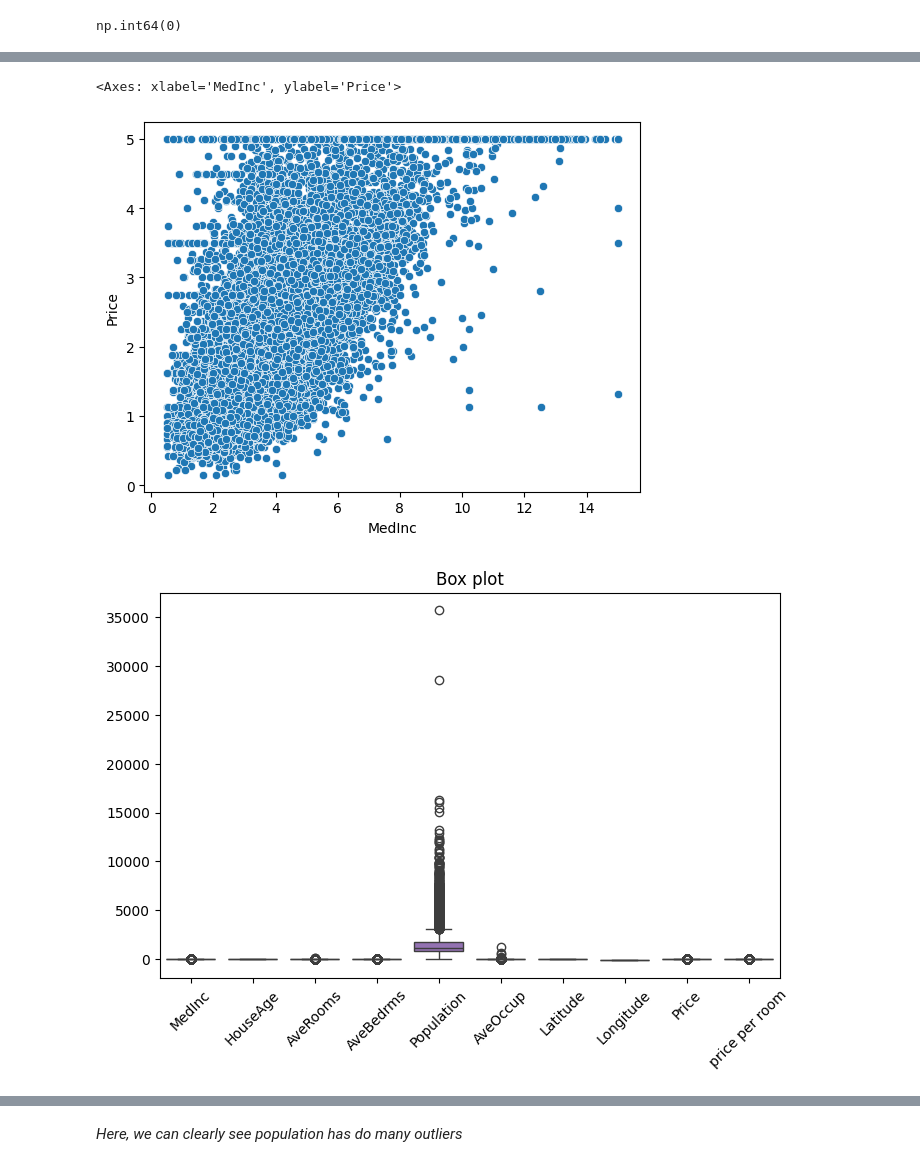
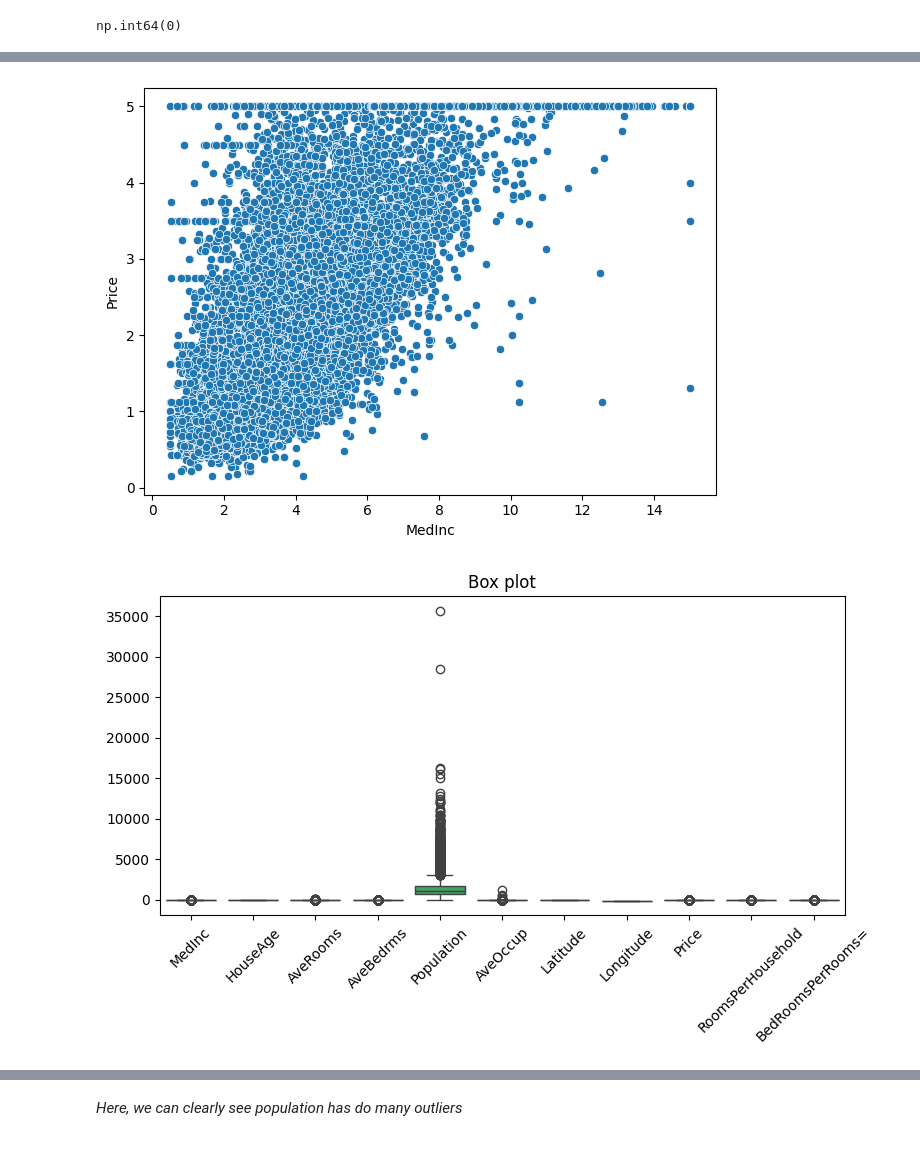
Before and after one commit to mrrendex2006/machine-learning-from-scratch, a Jupyter notebook: 01_linear_regression/california_housing.ipynb, the cells around one changed output, grey strips where cells are left out. Saved outputs shown, nothing was run; the diff lists cells and outputs as text; code cells hidden in the pictures.

```diff
--- a/01_linear_regression/california_housing.ipynb
+++ b/01_linear_regression/california_housing.ipynb
@@ -11,7 +18,7 @@ import seaborn as sns
 ---
 Goal : Predict California house prices using housing features such as income, average rooms, population, and location.
 # %%
-housing= fetch_california_housing()
+housing= fetch_california_housing(as_frame=True)
 
 df=pd.DataFrame(data=housing.data,columns=housing.feature_names)
 print(f'dataset shape: {df.shape[0]} rows x {df.shape[1]} columns')
@@ -97,0 +106,8 @@ np.int64(0)
+# %%
+#can i calculate cost of one room ? no because of dataleakage (as price is target variable)
+# we don't know the price before the model predicts
+df["RoomsPerHousehold"]=df['AveRooms']/df['AveOccup']
+df['BedRoomsPerRooms=']=df['AveBedrms']/df['AveRooms']
+print(' new feature created :      |')
+print(' 1.-> Rooms per household : |')
+print(' 2.-> Bed Rooms per Room  : |')
@@ -115,18 +126,20 @@ array([[<Axes: title={'center': 'MedInc'}>,
 # %%
 sns.scatterplot(
     x='MedInc',
     y='Price',
     data=df,
     )
+plt.tight_layout()
+plt.show()
 # %% [output]
-<Axes: xlabel='MedInc', ylabel='Price'>
-[figure, old version]
+[figure, new version]
 # %%
 #box plot show outliers :
 plt.figure(figsize=(8,5))
 sns.boxplot(data=df)
 plt.xticks(rotation=45)
 plt.title('Box plot')
+plt.tight_layout()
 plt.show()
 # %% [output]
-[figure, old version]
+[figure, new version]
```
Also changed, not shown: parts of 31 cells of this notebook.
